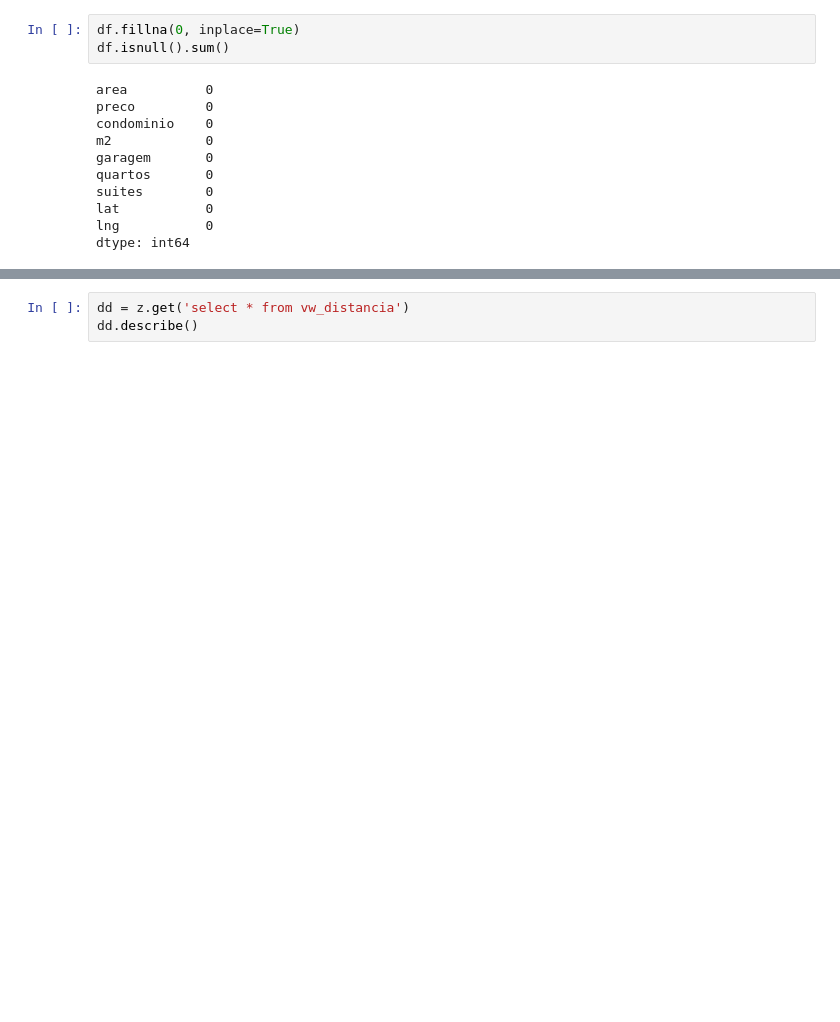
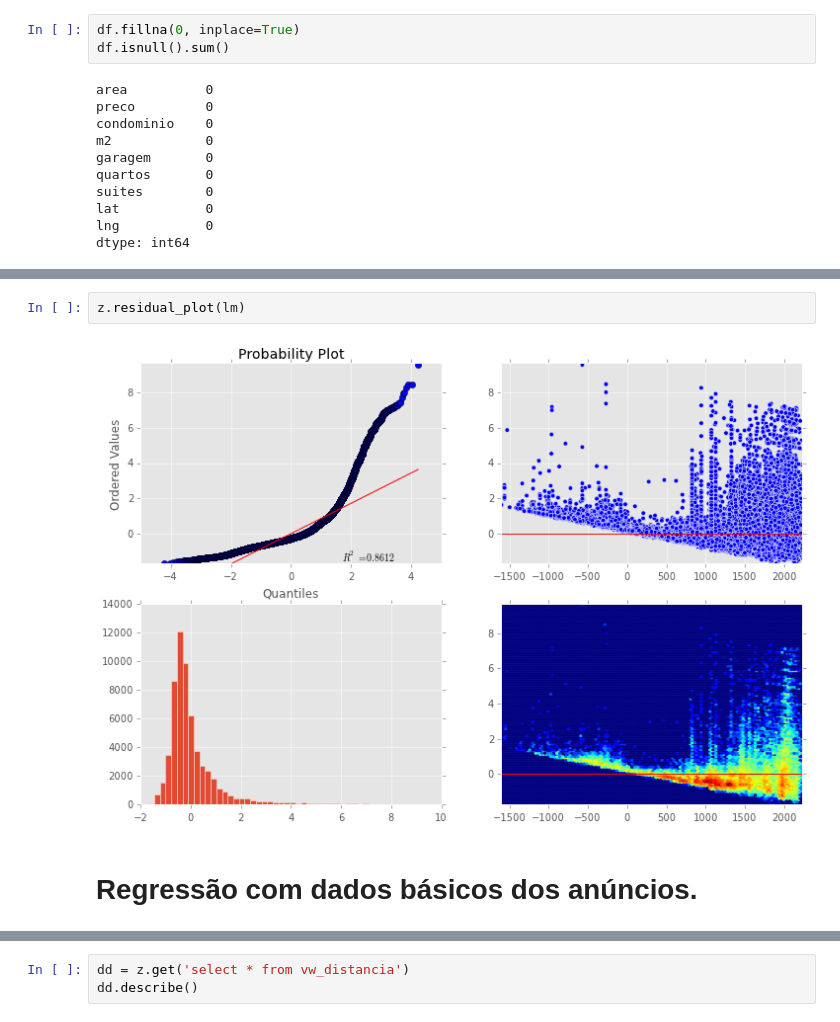
Before and after one commit to sergiosilvar/fgv_dissertacao, a Jupyter notebook: ipython_notebook/Regressao Linear.ipynb, the cells around one changed output, grey strips where cells are left out. Saved outputs shown, nothing was run; the diff lists cells and outputs as text; blank space fills up the shorter version.

```diff
--- a/ipython_notebook/Regressao Linear.ipynb
+++ b/ipython_notebook/Regressao Linear.ipynb
@@ -72,2 +70,8 @@ def residual_plot(smres):
+# %%
+z.residual_plot(lm)
+# %% [output]
+[figure, added]
+# %% [markdown]
+# Regressão com dados básicos dos anúncios.
 # %%
 
```
Also changed, not shown: parts of 64 cells of this notebook, 3 other files.
